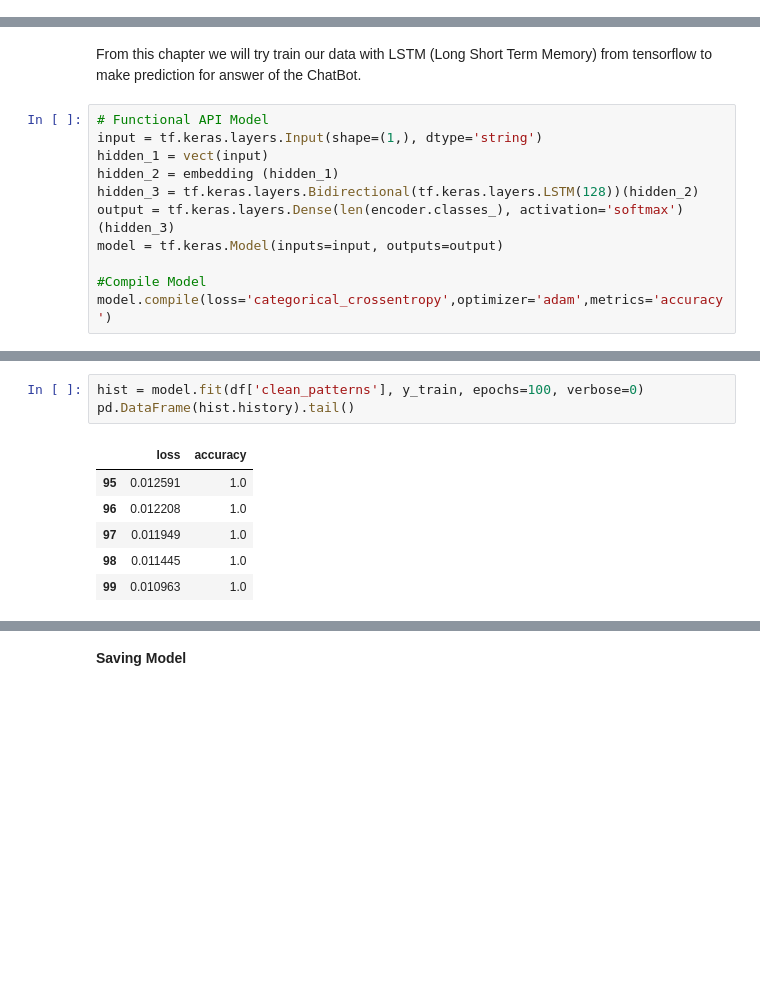
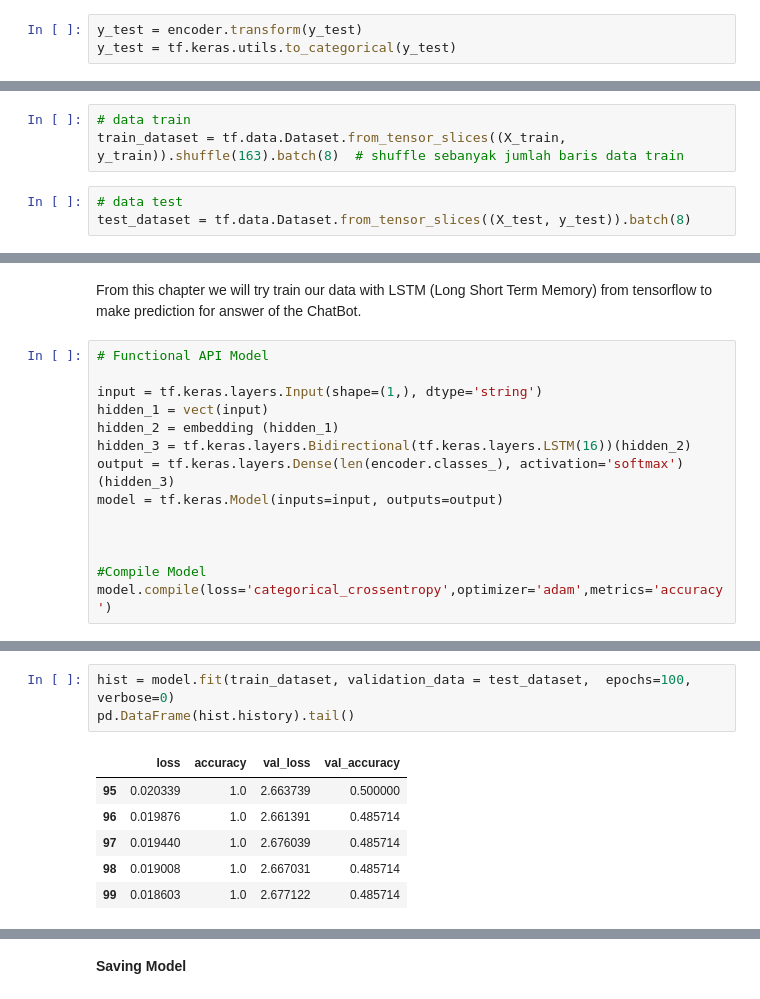
Before and after one commit to H8-Assignments-Bay/p2---final-project-group-005, a Jupyter notebook: Lost_Chatbot/chatbot_lost.ipynb, the cells around one changed output, grey strips where cells are left out. Cells and saved outputs as stored; diff of their text form; blank space fills up the shorter version.

```diff
--- a/Lost_Chatbot/chatbot_lost.ipynb
+++ b/Lost_Chatbot/chatbot_lost.ipynb
@@ -119,4 +178,7 @@ y_train = encoder.fit_transform(df['tag'])
 y_train = tf.keras.utils.to_categorical(y_train)
+# %%
+y_test = encoder.transform(y_test)
+y_test = tf.keras.utils.to_categorical(y_test)
 # %%
 print(encoder.classes_)
 # %% [output]
@@ -176,0 +251,6 @@ array([[ 0.03273423, -0.01466324, -0.02194047,  0.0195001 , -0.03684908,
+# %%
+# data train
+train_dataset = tf.data.Dataset.from_tensor_slices((X_train, y_train)).shuffle(163).batch(8)  # shuffle sebanyak jumlah baris data train
+# %%
+# data test
+test_dataset = tf.data.Dataset.from_tensor_slices((X_test, y_test)).batch(8)
@@ -180,12 +275,15 @@ array([[ 0.03273423, -0.01466324, -0.02194047,  0.0195001 , -0.03684908,
 From this chapter we will try train our data with LSTM (Long Short Term Memory) from tensorflow to make prediction for answer of the ChatBot.
 # %%
 # Functional API Model
+
 input = tf.keras.layers.Input(shape=(1,), dtype='string')
 hidden_1 = vect(input)
 hidden_2 = embedding (hidden_1)
-hidden_3 = tf.keras.layers.Bidirectional(tf.keras.layers.LSTM(128))(hidden_2)
+hidden_3 = tf.keras.layers.Bidirectional(tf.keras.layers.LSTM(16))(hidden_2)
 output = tf.keras.layers.Dense(len(encoder.classes_), activation='softmax')(hidden_3)
 model = tf.keras.Model(inputs=input, outputs=output)
 
+
+
 #Compile Model
 model.compile(loss='categorical_crossentropy',optimizer='adam',metrics='accuracy')
@@ -211,12 +323,12 @@ Trainable params: 153,517
 Non-trainable params: 0
 _________________________________________________________________
 # %%
-hist = model.fit(df['clean_patterns'], y_train, epochs=100, verbose=0)
+hist = model.fit(train_dataset, validation_data = test_dataset,  epochs=100, verbose=0)
 pd.DataFrame(hist.history).tail()
 # %% [output]
-|  | loss | accuracy |
-| 95 | 0.012591 | 1.0 |
-| 96 | 0.012208 | 1.0 |
-| 97 | 0.011949 | 1.0 |
-| 98 | 0.011445 | 1.0 |
-| 99 | 0.010963 | 1.0 |
+|  | loss | accuracy | val_loss | val_accuracy |
+| 95 | 0.020339 | 1.0 | 2.663739 | 0.500000 |
+| 96 | 0.019876 | 1.0 | 2.661391 | 0.485714 |
+| 97 | 0.019440 | 1.0 | 2.676039 | 0.485714 |
+| 98 | 0.019008 | 1.0 | 2.667031 | 0.485714 |
+| 99 | 0.018603 | 1.0 | 2.677122 | 0.485714 |
```
Also changed, not shown: parts of 35 cells of this notebook, 1 other file.
